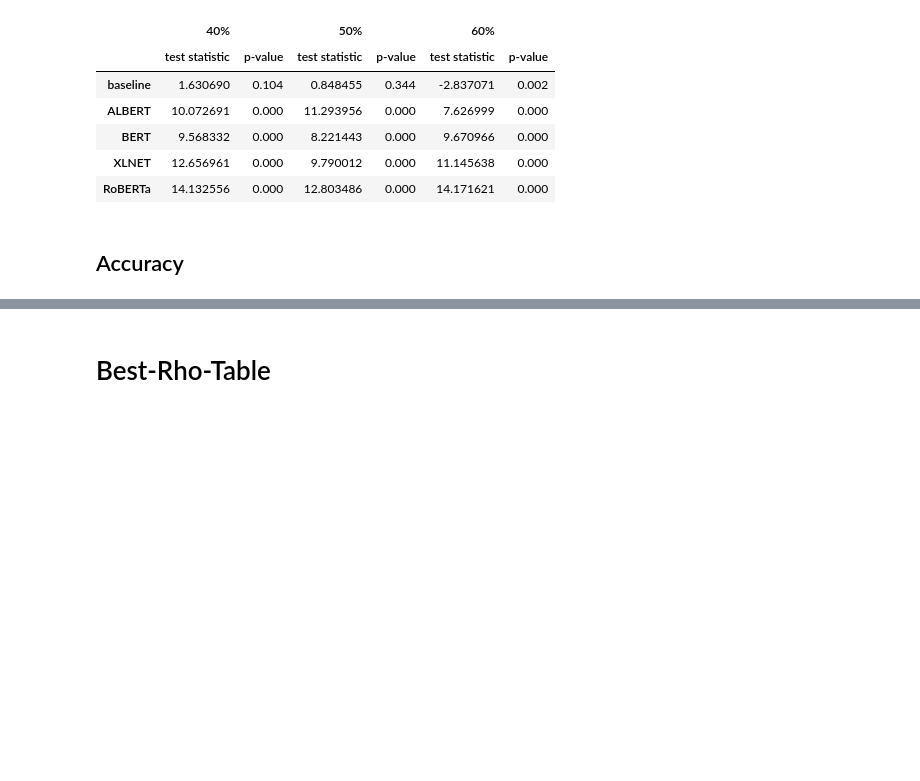
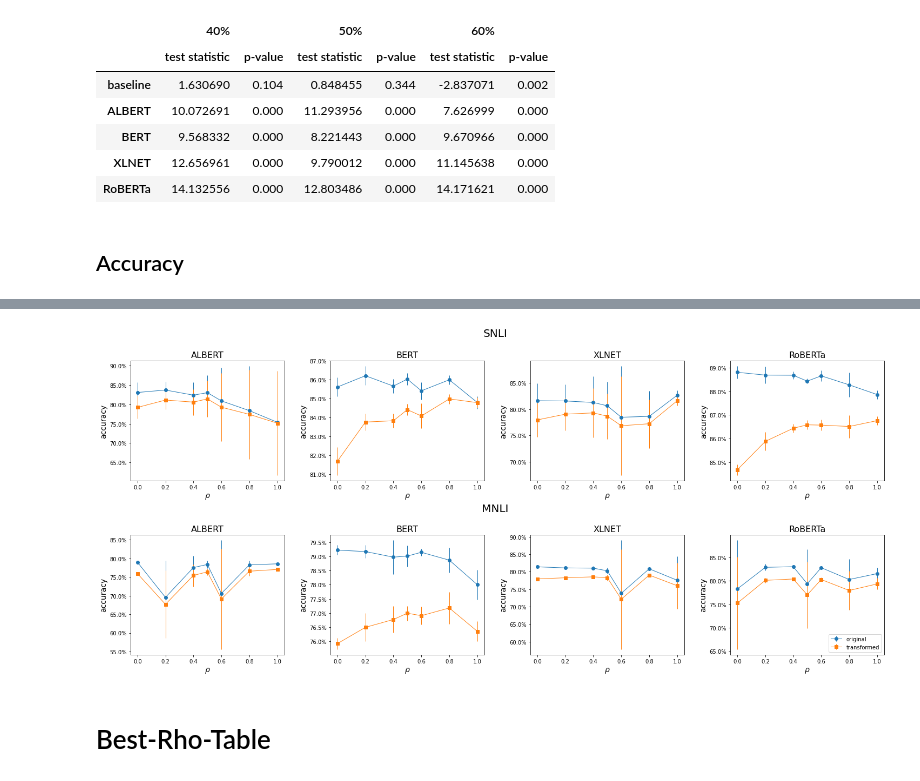
Before and after one commit to lukewanless/looking-for-equivalences, a Jupyter notebook: src/analysis1_quantitative_results.ipynb, the cells around one changed output, grey strips where cells are left out. Cells and saved outputs as stored; diff of their text form; code cells hidden in the pictures; blank space fills up the shorter version.

```diff
--- a/src/analysis1_quantitative_results.ipynb
+++ b/src/analysis1_quantitative_results.ipynb
@@ -1169,3 +1163,78 @@ display(Markdown("# Accuracy-Deep-Models-MNLI"))
+# %%
+fig, ax = plt.subplots(2,4, figsize=(25,10))
+
+ax[0,1].errorbar(acc_snli_bert.index, acc_snli_bert.mean(1), yerr=acc_snli_bert.std(1), fmt='-o', linewidth=1.00, label="original");
+ax[0,1].errorbar(acc_t_snli_bert.index, acc_t_snli_bert.mean(1), yerr=acc_t_snli_bert.std(1), fmt='-s', linewidth=1.00, label="transformed");
+ax[0,1].set_xlabel(r"$\rho$", fontsize=14);
+ax[0,1].set_ylabel("accuracy", fontsize=14);
+ax[0,1].set_title("BERT", fontsize=16);
+ax[0,1].yaxis.set_major_formatter(FuncFormatter(y_axis_formatter))
+
+
+ax[0,3].errorbar(acc_snli_roberta.index, acc_snli_roberta.mean(1), yerr=acc_snli_roberta.std(1), fmt='-o', linewidth=1.00, label="original");
+ax[0,3].errorbar(acc_t_snli_roberta.index, acc_t_snli_roberta.mean(1), yerr=acc_t_snli_roberta.std(1), fmt='-s', linewidth=1.00, label="transformed");
+ax[0,3].set_xlabel(r"$\rho$", fontsize=14);
+ax[0,3].set_ylabel("accuracy", fontsize=14);
+ax[0,3].set_title("RoBERTa", fontsize=16);
+ax[0,3].yaxis.set_major_formatter(FuncFormatter(y_axis_formatter))
+
+
+ax[0,0].errorbar(acc_snli_albert.index, acc_snli_albert.mean(1), yerr=acc_snli_albert.std(1), fmt='-o', linewidth=1.00, label="original");
+ax[0,0].errorbar(acc_t_snli_albert.index, acc_t_snli_albert.mean(1), yerr=acc_t_snli_albert.std(1), fmt='-s', linewidth=1.00, label="transformed");
+ax[0,0].set_xlabel(r"$\rho$", fontsize=14);
+ax[0,0].set_ylabel("accuracy", fontsize=14);
+ax[0,0].set_title("ALBERT", fontsize=16);
+ax[0,0].yaxis.set_major_formatter(FuncFormatter(y_axis_formatter))
+
+ax[0,2].errorbar(acc_snli_xlnet.index, acc_snli_xlnet.mean(1), yerr=acc_snli_xlnet.std(1), fmt='-o', linewidth=1.00, label="original");
+ax[0,2].errorbar(acc_t_snli_xlnet.index, acc_t_snli_xlnet.mean(1), yerr=acc_t_snli_xlnet.std(1), fmt='-s', linewidth=1.00, label="transformed");
+ax[0,2].set_xlabel(r"$\rho$", fontsize=14);
+ax[0,2].set_ylabel("accuracy", fontsize=14);
+ax[0,2].set_title("XLNET", fontsize=16);
+ax[0,2].yaxis.set_major_formatter(FuncFormatter(y_axis_formatter))
+
+
+
+ax[1,1].errorbar(acc_mnli_bert.index, acc_mnli_bert.mean(1), yerr=acc_mnli_bert.std(1), fmt='-o', linewidth=1.00, label="original");
+ax[1,1].errorbar(acc_t_mnli_bert.index, acc_t_mnli_bert.mean(1), yerr=acc_t_mnli_bert.std(1), fmt='-s', linewidth=1.00, label="transformed");
+ax[1,1].set_xlabel(r"$\rho$", fontsize=14);
+ax[1,1].set_ylabel("accuracy", fontsize=14);
+ax[1,1].set_title("BERT", fontsize=16);
+ax[1,1].yaxis.set_major_formatter(FuncFormatter(y_axis_formatter))
+
+
+ax[1,3].errorbar(acc_mnli_roberta.index, acc_mnli_roberta.mean(1), yerr=acc_mnli_roberta.std(1), fmt='-o', linewidth=1.00, label="original");
+ax[1,3].errorbar(acc_t_mnli_roberta.index, acc_t_mnli_roberta.mean(1), yerr=acc_t_mnli_roberta.std(1), fmt='-s', linewidth=1.00, label="transformed");
+ax[1,3].set_xlabel(r"$\rho$", fontsize=14);
+ax[1,3].set_ylabel("accuracy", fontsize=14);
+ax[1,3].legend(loc="lower right");
+ax[1,3].set_title("RoBERTa", fontsize=16);
+ax[1,3].yaxis.set_major_formatter(FuncFormatter(y_axis_formatter))
+
+
+ax[1,0].errorbar(acc_mnli_albert.index, acc_mnli_albert.mean(1), yerr=acc_mnli_albert.std(1), fmt='-o', linewidth=1.00, label="original");
+ax[1,0].errorbar(acc_t_mnli_albert.index, acc_t_mnli_albert.mean(1), yerr=acc_t_mnli_albert.std(1), fmt='-s', linewidth=1.00, label="transformed");
+ax[1,0].set_xlabel(r"$\rho$", fontsize=14);
+ax[1,0].set_ylabel("accuracy", fontsize=14);
+ax[1,0].set_title("ALBERT", fontsize=16);
+ax[1,0].yaxis.set_major_formatter(FuncFormatter(y_axis_formatter))
+
+
+ax[1,2].errorbar(acc_mnli_xlnet.index, acc_mnli_xlnet.mean(1), yerr=acc_mnli_xlnet.std(1), fmt='-o', linewidth=1.00, label="original");
+ax[1,2].errorbar(acc_t_mnli_xlnet.index, acc_t_mnli_xlnet.mean(1), yerr=acc_t_mnli_xlnet.std(1), fmt='-s', linewidth=1.00, label="transformed");
+ax[1,2].set_xlabel(r"$\rho$", fontsize=14);
+ax[1,2].set_ylabel("accuracy", fontsize=14);
+ax[1,2].set_title("XLNET", fontsize=16);
+ax[1,2].yaxis.set_major_formatter(FuncFormatter(y_axis_formatter))
+
+plt.figtext(0.5, 0.95, 'SNLI', ha='center', va='center',fontsize=20);
+plt.figtext(0.5, 0.5, 'MNLI', ha='center', va='center',fontsize=20);
+
+plt.subplots_adjust(hspace=0.45, wspace=0.3);
+# fig.savefig('figs/paper/acc.png', bbox_inches=None, pad_inches=0.5)
+fig.savefig('figs/paper/acc.png')
+# %% [output]
+[figure, added]
 # %%
 models = ["baseline", "BERT", "RoBERTa", "ALBERT", "XLNET"]
 diffs = [diff_snli_baseline, diff_snli_bert,
```
Also changed, not shown: parts of 8 cells of this notebook, 4 other files.
